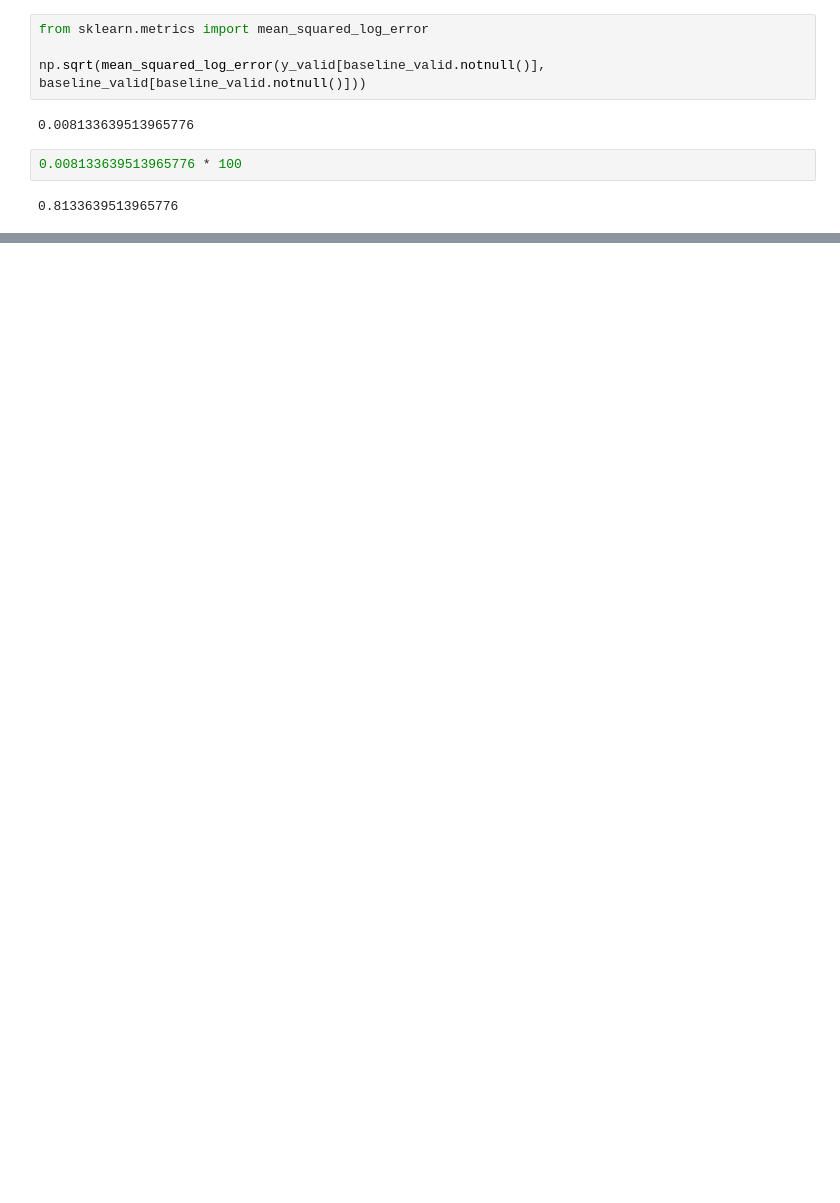
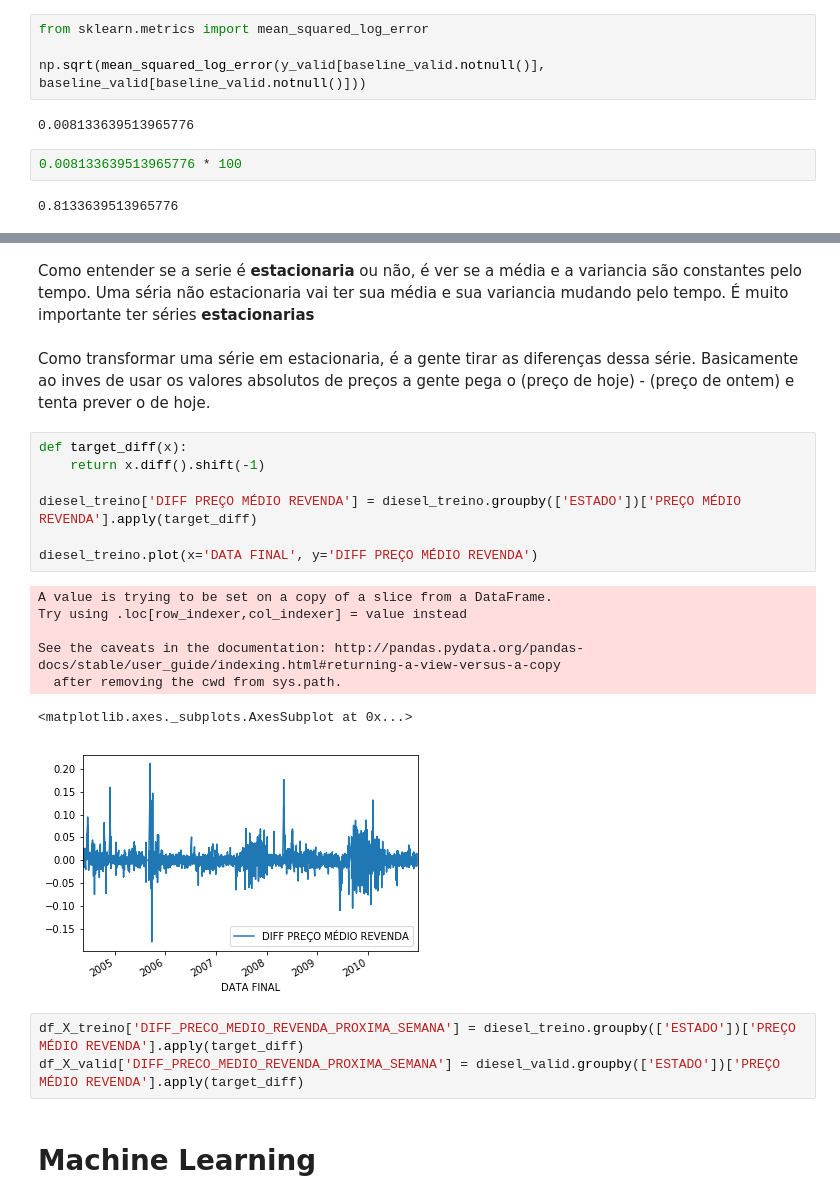
Before and after one commit to AlestanAlves/datasciencegasprices, a Jupyter notebook: dataGasPrices.ipynb, the cells around one changed output, grey strips where cells are left out. Drawn from its saved outputs; the diff is of its cells as text; blank space fills up the shorter version.

```diff
--- a/dataGasPrices.ipynb
+++ b/dataGasPrices.ipynb
@@ -105,0 +116,25 @@ np.sqrt(mean_squared_log_error(y_valid[baseline_valid.notnull()], baseline_valid
+# %% [markdown]
+Como entender se a serie é **estacionaria** ou não, é ver se a média e a variancia
+são constantes pelo tempo. Uma séria não estacionaria vai ter sua média e sua variancia mudando pelo tempo. É muito importante ter séries **estacionarias**
+# %% [markdown]
+Como transformar uma série em estacionaria, é a gente tirar as diferenças dessa série. Basicamente ao inves de usar os valores absolutos de preços a gente pega o (preço de hoje) - (preço de ontem) e tenta prever o de hoje.
+# %%
+def target_diff(x):
+    return x.diff().shift(-1)
+
+diesel_treino['DIFF PREÇO MÉDIO REVENDA'] = diesel_treino.groupby(['ESTADO'])['PREÇO MÉDIO REVENDA'].apply(target_diff)
+
+diesel_treino.plot(x='DATA FINAL', y='DIFF PREÇO MÉDIO REVENDA')
+# %% [output]
+A value is trying to be set on a copy of a slice from a DataFrame.
+Try using .loc[row_indexer,col_indexer] = value instead
+
+See the caveats in the documentation: http://pandas.pydata.org/pandas-docs/stable/user_guide/indexing.html#returning-a-view-versus-a-copy
+  after removing the cwd from sys.path.
+<matplotlib.axes._subplots.AxesSubplot at 0x...>
+[figure, added]
+# %%
+df_X_treino['DIFF_PRECO_MEDIO_REVENDA_PROXIMA_SEMANA'] = diesel_treino.groupby(['ESTADO'])['PREÇO MÉDIO REVENDA'].apply(target_diff)
+df_X_valid['DIFF_PRECO_MEDIO_REVENDA_PROXIMA_SEMANA'] = diesel_valid.groupby(['ESTADO'])['PREÇO MÉDIO REVENDA'].apply(target_diff)
+# %% [markdown]
+# Machine Learning
```
Also changed, not shown: parts of 6 cells of this notebook.
